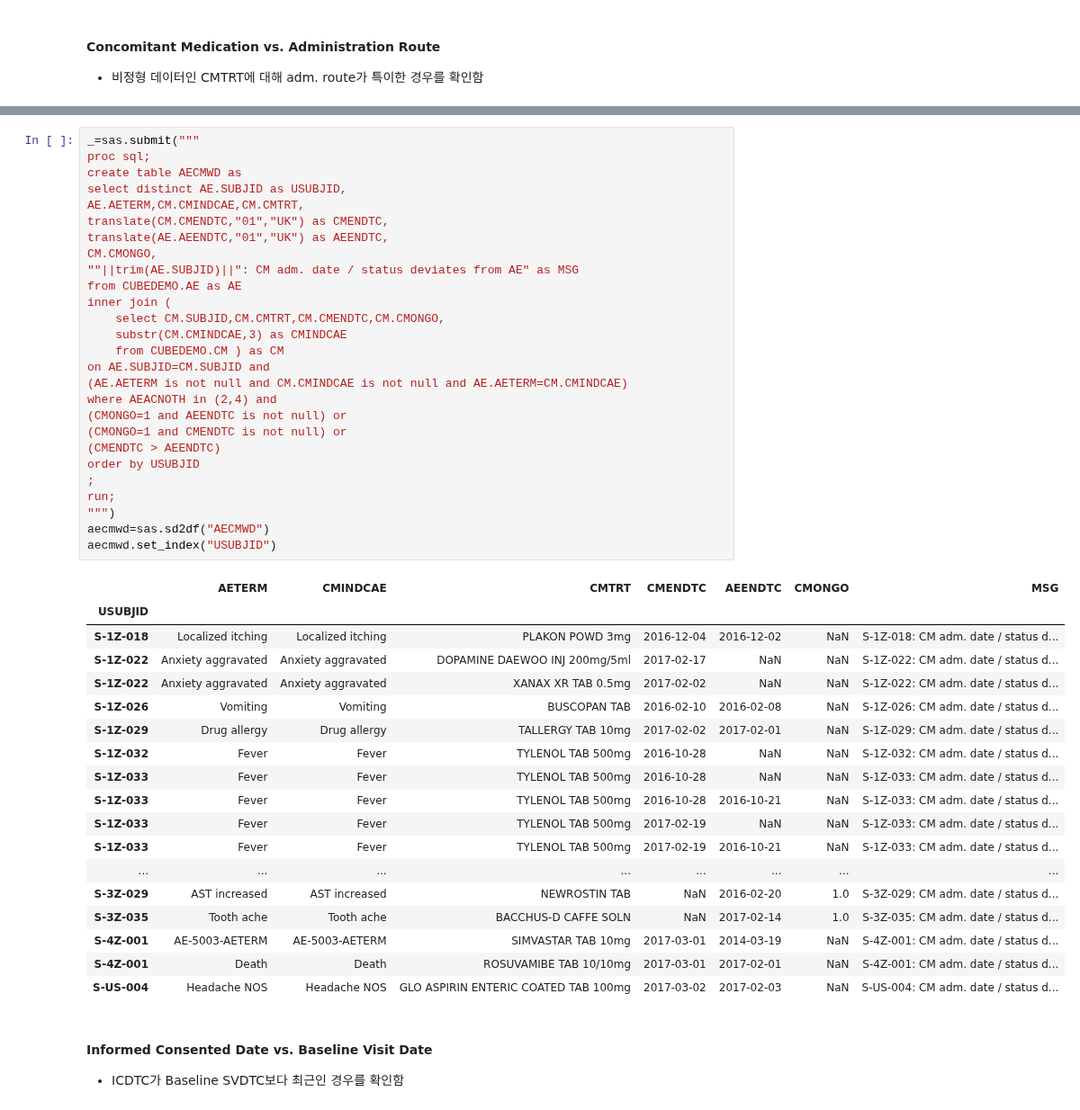
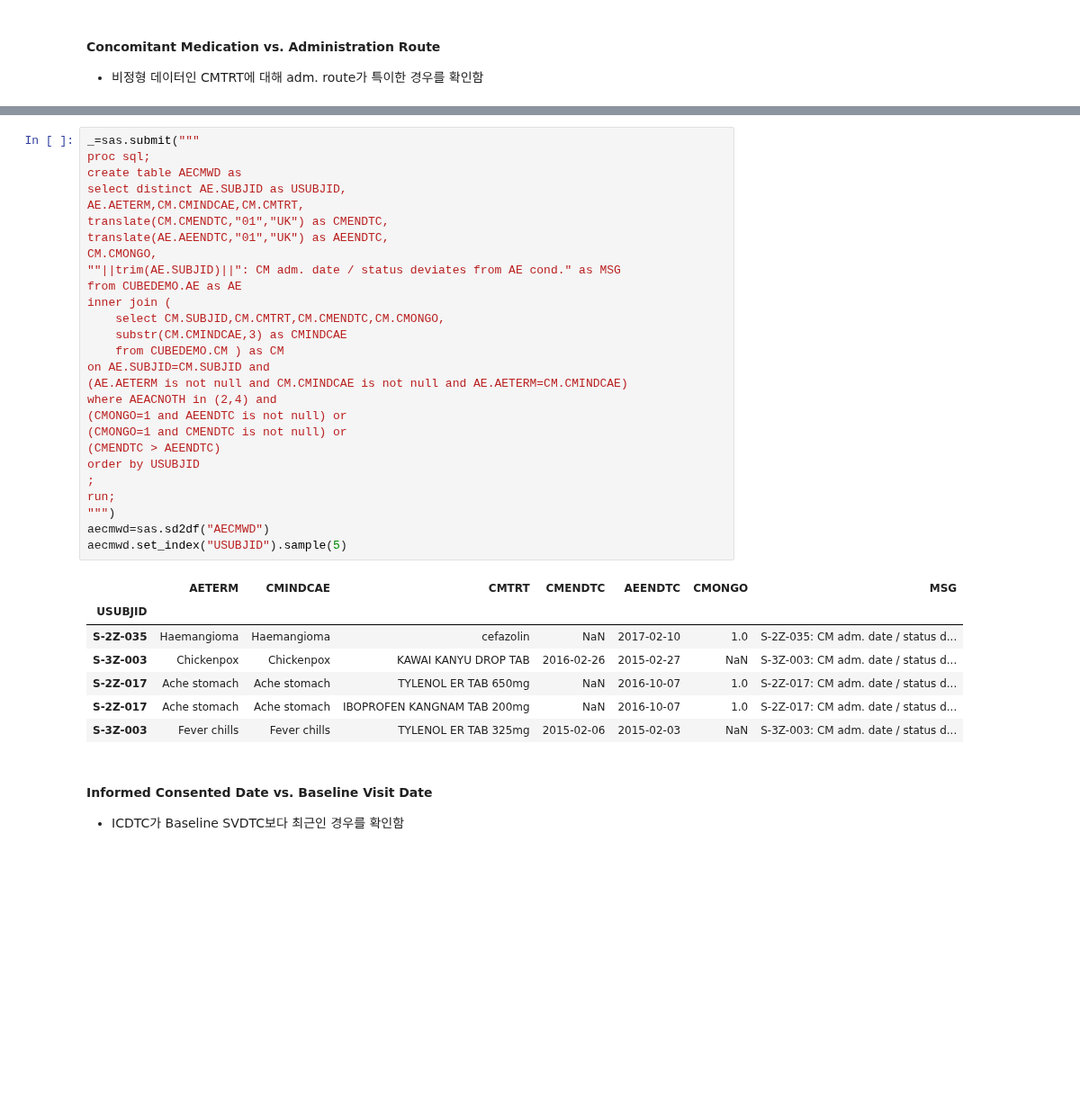
Before and after one commit to beeseosil/pub, a Jupyter notebook: ct/dmc.ipynb, the cells around one changed output, grey strips where cells are left out. Shown at 90% size. Saved outputs shown, nothing was run; the diff lists cells and outputs as text; blank space fills up the shorter version.

```diff
--- a/ct/dmc.ipynb
+++ b/ct/dmc.ipynb
@@ -284,49 +371,38 @@ cmpo
 # %%
 _=sas.submit("""
 proc sql;
 create table AECMWD as
 select distinct AE.SUBJID as USUBJID,
 AE.AETERM,CM.CMINDCAE,CM.CMTRT,
 translate(CM.CMENDTC,"01","UK") as CMENDTC,
 translate(AE.AEENDTC,"01","UK") as AEENDTC,
 CM.CMONGO,
-""||trim(AE.SUBJID)||": CM adm. date / status deviates from AE" as MSG
+""||trim(AE.SUBJID)||": CM adm. date / status deviates from AE cond." as MSG
 from CUBEDEMO.AE as AE
 inner join (
 	select CM.SUBJID,CM.CMTRT,CM.CMENDTC,CM.CMONGO,
 	substr(CM.CMINDCAE,3) as CMINDCAE
 	from CUBEDEMO.CM ) as CM
 on AE.SUBJID=CM.SUBJID and
 (AE.AETERM is not null and CM.CMINDCAE is not null and AE.AETERM=CM.CMINDCAE)
 where AEACNOTH in (2,4) and
 (CMONGO=1 and AEENDTC is not null) or
 (CMONGO=1 and CMENDTC is not null) or
 (CMENDTC > AEENDTC)
 order by USUBJID
 ;
 run;
 """)
 aecmwd=sas.sd2df("AECMWD")
-aecmwd.set_index("USUBJID")
+aecmwd.set_index("USUBJID").sample(5)
 # %% [output]
 |  | AETERM | CMINDCAE | CMTRT | CMENDTC | AEENDTC | CMONGO | MSG |
 | USUBJID |  |  |  |  |  |  |  |
-| S-1Z-018 | Localized itching | Localized itching | PLAKON POWD 3mg | 2016-12-04 | 2016-12-02 | NaN | S-1Z-018: CM adm. date / status d... |
-| S-1Z-022 | Anxiety aggravated | Anxiety aggravated | DOPAMINE DAEWOO INJ 200mg/5ml | 2017-02-17 | NaN | NaN | S-1Z-022: CM adm. date / status d... |
-| S-1Z-022 | Anxiety aggravated | Anxiety aggravated | XANAX XR TAB 0.5mg | 2017-02-02 | NaN | NaN | S-1Z-022: CM adm. date / status d... |
-| S-1Z-026 | Vomiting | Vomiting | BUSCOPAN TAB | 2016-02-10 | 2016-02-08 | NaN | S-1Z-026: CM adm. date / status d... |
-| S-1Z-029 | Drug allergy | Drug allergy | TALLERGY TAB 10mg | 2017-02-02 | 2017-02-01 | NaN | S-1Z-029: CM adm. date / status d... |
-| S-1Z-032 | Fever | Fever | TYLENOL TAB 500mg | 2016-10-28 | NaN | NaN | S-1Z-032: CM adm. date / status d... |
-| S-1Z-033 | Fever | Fever | TYLENOL TAB 500mg | 2016-10-28 | NaN | NaN | S-1Z-033: CM adm. date / status d... |
-| S-1Z-033 | Fever | Fever | TYLENOL TAB 500mg | 2016-10-28 | 2016-10-21 | NaN | S-1Z-033: CM adm. date / status d... |
-| S-1Z-033 | Fever | Fever | TYLENOL TAB 500mg | 2017-02-19 | NaN | NaN | S-1Z-033: CM adm. date / status d... |
-| S-1Z-033 | Fever | Fever | TYLENOL TAB 500mg | 2017-02-19 | 2016-10-21 | NaN | S-1Z-033: CM adm. date / status d... |
-| ... | ... | ... | ... | ... | ... | ... | ... |
-| S-3Z-029 | AST increased | AST increased | NEWROSTIN TAB | NaN | 2016-02-20 | 1.0 | S-3Z-029: CM adm. date / status d... |
-| S-3Z-035 | Tooth ache | Tooth ache | BACCHUS-D CAFFE SOLN | NaN | 2017-02-14 | 1.0 | S-3Z-035: CM adm. date / status d... |
-| S-4Z-001 | AE-5003-AETERM | AE-5003-AETERM | SIMVASTAR TAB 10mg | 2017-03-01 | 2014-03-19 | NaN | S-4Z-001: CM adm. date / status d... |
-| S-4Z-001 | Death | Death | ROSUVAMIBE TAB 10/10mg | 2017-03-01 | 2017-02-01 | NaN | S-4Z-001: CM adm. date / status d... |
-| S-US-004 | Headache NOS | Headache NOS | GLO ASPIRIN ENTERIC COATED TAB 100mg | 2017-03-02 | 2017-02-03 | NaN | S-US-004: CM adm. date / status d... |
+| S-2Z-035 | Haemangioma | Haemangioma | cefazolin | NaN | 2017-02-10 | 1.0 | S-2Z-035: CM adm. date / status d... |
+| S-3Z-003 | Chickenpox | Chickenpox | KAWAI KANYU DROP TAB | 2016-02-26 | 2015-02-27 | NaN | S-3Z-003: CM adm. date / status d... |
+| S-2Z-017 | Ache stomach | Ache stomach | TYLENOL ER TAB 650mg | NaN | 2016-10-07 | 1.0 | S-2Z-017: CM adm. date / status d... |
+| S-2Z-017 | Ache stomach | Ache stomach | IBOPROFEN KANGNAM TAB 200mg | NaN | 2016-10-07 | 1.0 | S-2Z-017: CM adm. date / status d... |
+| S-3Z-003 | Fever chills | Fever chills | TYLENOL ER TAB 325mg | 2015-02-06 | 2015-02-03 | NaN | S-3Z-003: CM adm. date / status d... |
 # %% [markdown]
 #### Informed Consented Date vs. Baseline Visit Date
 * ICDTC가 Baseline SVDTC보다 최근인 경우를 확인함
```
Also changed, not shown: parts of 13 cells of this notebook.
